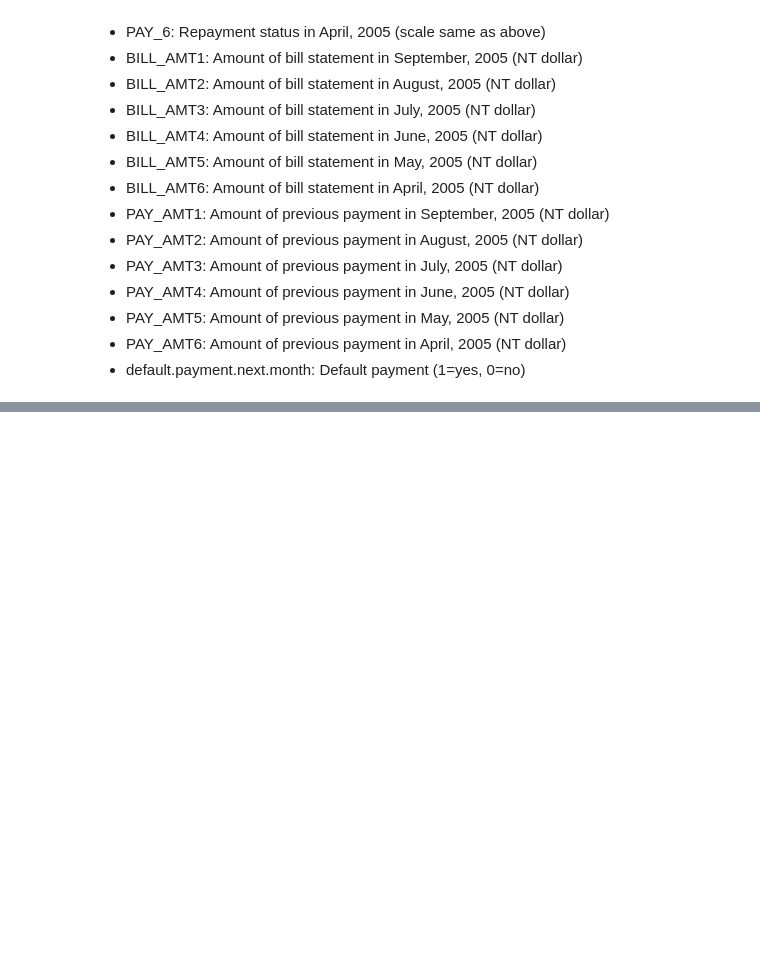
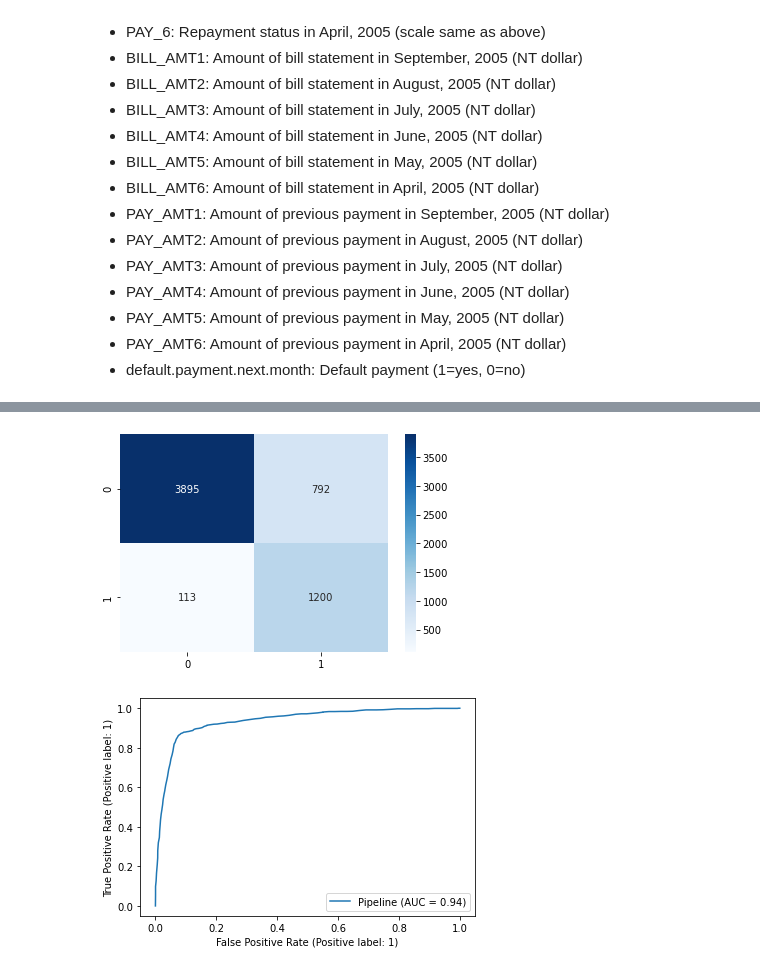
Before and after one commit to Jake-LJH/default-prediction, a Jupyter notebook: source/cc_model_training.ipynb, the cells around one changed output, grey strips where cells are left out. Cells and saved outputs as stored; diff of their text form; code cells hidden in the pictures; blank space fills up the shorter version.

```diff
--- a/source/cc_model_training.ipynb
+++ b/source/cc_model_training.ipynb
@@ -52,0 +346,11 @@ Scale:
+# %%
+
+y_pred = rf_model.predict(x_test)
+
+cm = confusion_matrix(y_test, y_pred)
+sns.heatmap(cm, annot=True, cmap="Blues" ,fmt =".0f");
+
+roc = plot_roc_curve(rf_model, x_test, y_test)
+# %% [output]
+[figure, added]
+[figure, added]
```
Also changed, not shown: parts of 27 cells of this notebook, 2 other files.
